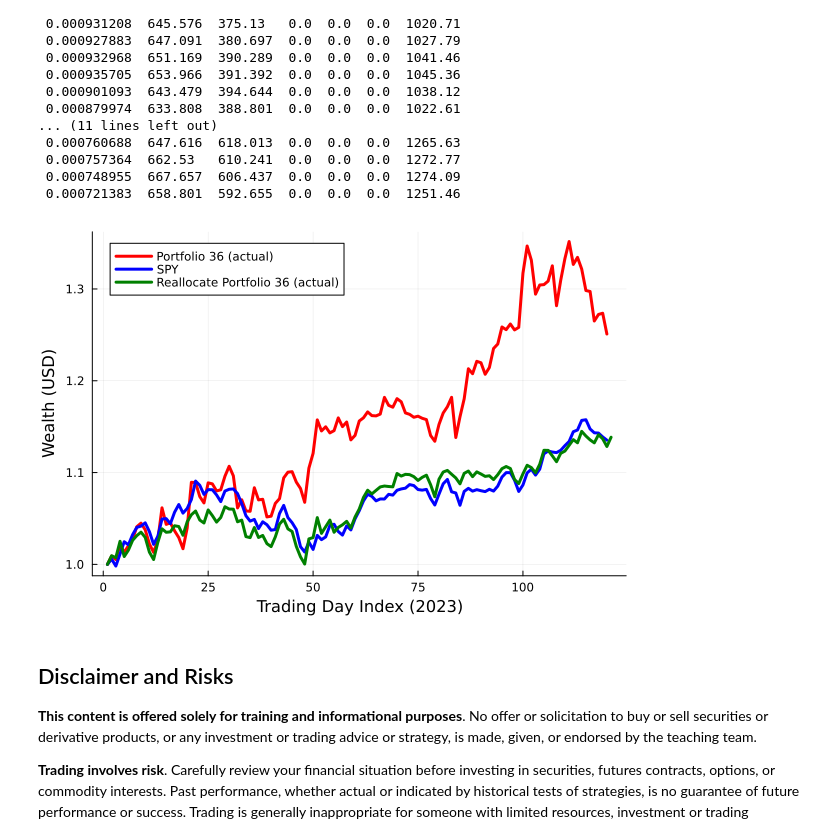
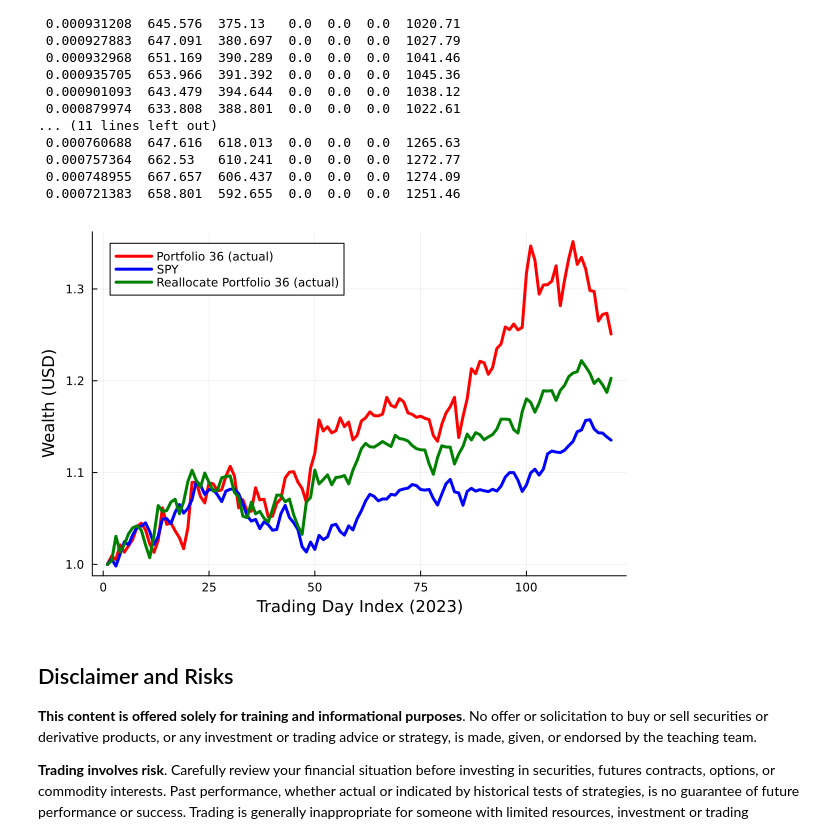
Before and after one commit to varnerlab/CHEME-5660-Labs-F23, a Jupyter notebook: CHEME-5660-L15b-OnlineReallocation.ipynb, the cells around one changed output. Drawn from its saved outputs; the diff is of its cells as text; code cells hidden in the pictures.

```diff
--- a/CHEME-5660-L15b-OnlineReallocation.ipynb
+++ b/CHEME-5660-L15b-OnlineReallocation.ipynb
@@ -344,0 +366,24 @@ portfolio_performance_array_reallocate
+# %%
+portfolio_performance_array_reallocate = Array{Float64,2}(undef, number_of_trading_days, length(w)+1)
+for i ∈ eachindex(my_list_of_tickers)
+    ticker = my_list_of_tickers[i];
+    price_df = dataset[ticker];
+    ticker_data = filter(:timestamp => x-> x >= startdate, price_df)
+    nᵢ = Nₒ[i]
+    portfolio_performance_array_reallocate[1,i] = nᵢ*ticker_data[1,:close];
+end
+
+for i ∈ 1:(number_of_trading_days - 1)
+
+    N_new = my_results_df[i,:N_new]
+    new_price = my_results_df[i+1,:current_close]
+
+    for j ∈ eachindex(my_list_of_tickers)
+        portfolio_performance_array_reallocate[i+1,j] = N_new[j]*new_price[j] |> x-> round(x, digits=3) |> abs
+    end
+end
+
+# total -
+for i ∈ 1:number_of_trading_days
+    portfolio_performance_array_reallocate[i,end] = sum(portfolio_performance_array_reallocate[i,1:end-1])
+end
@@ -381,16 +449,16 @@ portfolio_performance_array_original
  0.000748955  667.657  606.437  0.0  0.0  0.0  1274.09
  0.000721383  658.801  592.655  0.0  0.0  0.0  1251.46
 # %%
-plot((1/portfolio_performance_array_original[1,end]).*portfolio_performance_array_original[:,end], lw=3,
-    c=:red, label="Portfolio $(portfolio_index) (actual)")
+plot((1/portfolio_performance_array_original[1,end]).*portfolio_performance_array_original[:,end],
+    lw=3, c=:red, label="Portfolio $(portfolio_index) (actual)")
 plot!((1/SPY_df[1,:volume_weighted_average_price]).*SPY_df[1:number_of_trading_days,:volume_weighted_average_price], lw=3,
     c=:blue, label="SPY")
 plot!((1/portfolio_performance_array_reallocate[1,end]).*portfolio_performance_array_reallocate[:,end], lw=3,
     c=:green, label="Reallocate Portfolio $(portfolio_index) (actual)")
 xlabel!("Trading Day Index (2023)", fontsize=18)
 ylabel!("Wealth (USD)", fontsize=18)
 # %% [output]
-[figure, old version]
+[figure, new version]
 # %% [markdown]
 ## Disclaimer and Risks
 __This content is offered solely for training and  informational purposes__. No offer or solicitation to buy or sell securities or derivative products, or any investment or trading advice or strategy,  is made, given, or endorsed by the teaching team.
```
Also changed, not shown: parts of 4 cells of this notebook.
